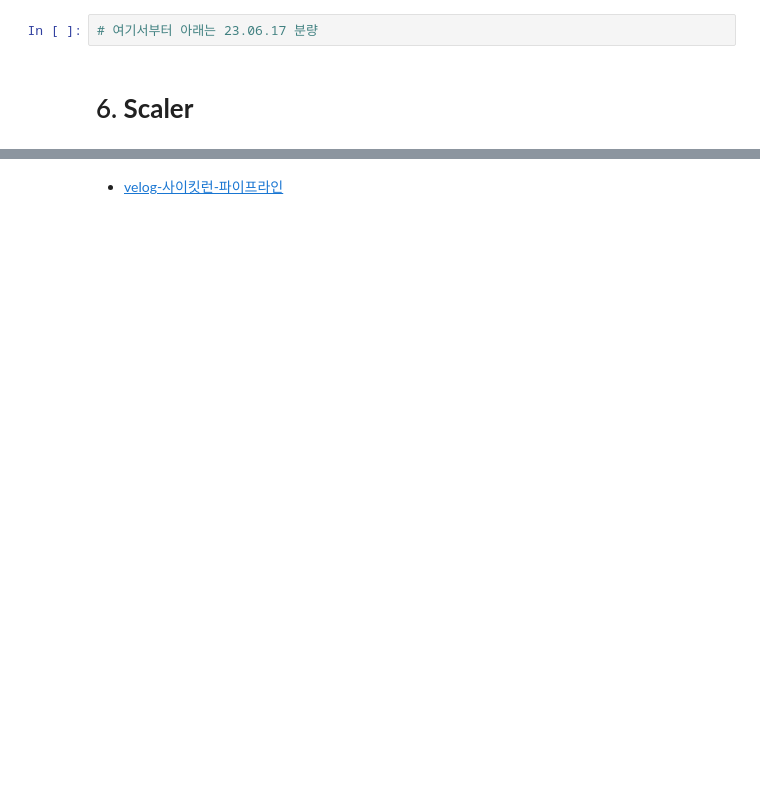
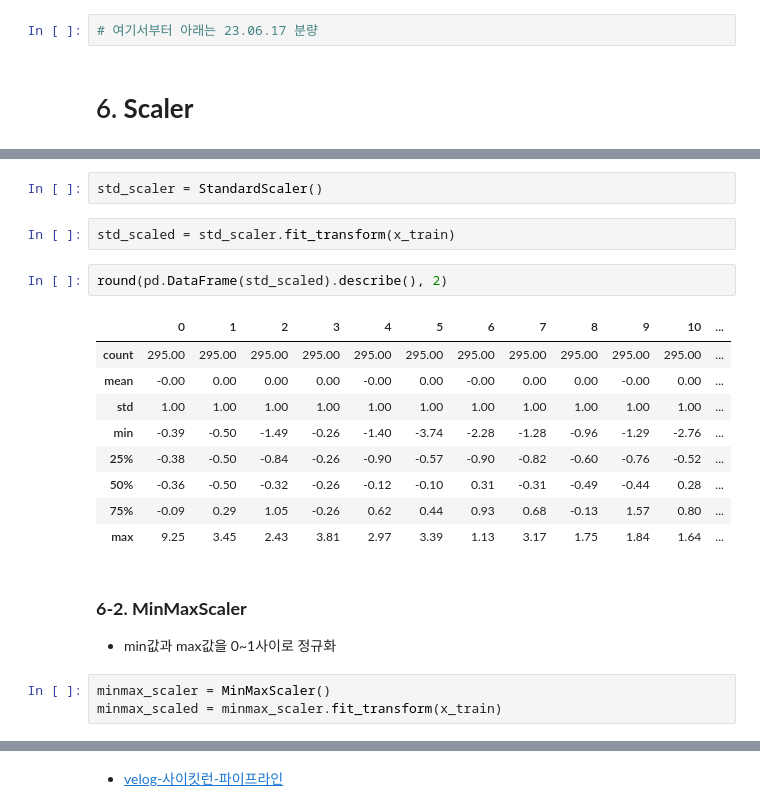
Before and after one commit to Ataraxia1001/tjoeun2, a Jupyter notebook: KH_lecture/12_Regression_Model.ipynb, the cells around one changed output, grey strips where cells are left out. Saved outputs shown, nothing was run; the diff lists cells and outputs as text; blank space fills up the shorter version.

```diff
--- a/KH_lecture/12_Regression_Model.ipynb
+++ b/KH_lecture/12_Regression_Model.ipynb
@@ -548,0 +566,22 @@ plot_coef(x_train.columns, elasticnet_80.coef_)
+# %%
+std_scaler = StandardScaler()
+# %%
+std_scaled = std_scaler.fit_transform(x_train)
+# %%
+round(pd.DataFrame(std_scaled).describe(), 2)
+# %% [output]
+|  | 0 | 1 | 2 | 3 | 4 | 5 | 6 | 7 | 8 | 9 | 10 | ... |
+| count | 295.00 | 295.00 | 295.00 | 295.00 | 295.00 | 295.00 | 295.00 | 295.00 | 295.00 | 295.00 | 295.00 | ... |
+| mean | -0.00 | 0.00 | 0.00 | 0.00 | -0.00 | 0.00 | -0.00 | 0.00 | 0.00 | -0.00 | 0.00 | ... |
+| std | 1.00 | 1.00 | 1.00 | 1.00 | 1.00 | 1.00 | 1.00 | 1.00 | 1.00 | 1.00 | 1.00 | ... |
+| min | -0.39 | -0.50 | -1.49 | -0.26 | -1.40 | -3.74 | -2.28 | -1.28 | -0.96 | -1.29 | -2.76 | ... |
+| 25% | -0.38 | -0.50 | -0.84 | -0.26 | -0.90 | -0.57 | -0.90 | -0.82 | -0.60 | -0.76 | -0.52 | ... |
+| 50% | -0.36 | -0.50 | -0.32 | -0.26 | -0.12 | -0.10 | 0.31 | -0.31 | -0.49 | -0.44 | 0.28 | ... |
+| 75% | -0.09 | 0.29 | 1.05 | -0.26 | 0.62 | 0.44 | 0.93 | 0.68 | -0.13 | 1.57 | 0.80 | ... |
+| max | 9.25 | 3.45 | 2.43 | 3.81 | 2.97 | 3.39 | 1.13 | 3.17 | 1.75 | 1.84 | 1.64 | ... |
+# %% [markdown]
+### **6-2. MinMaxScaler**
+* min값과 max값을 0~1사이로 정규화
+# %%
+minmax_scaler = MinMaxScaler()
+minmax_scaled = minmax_scaler.fit_transform(x_train)
```
Also changed, not shown: parts of 41 cells of this notebook.
